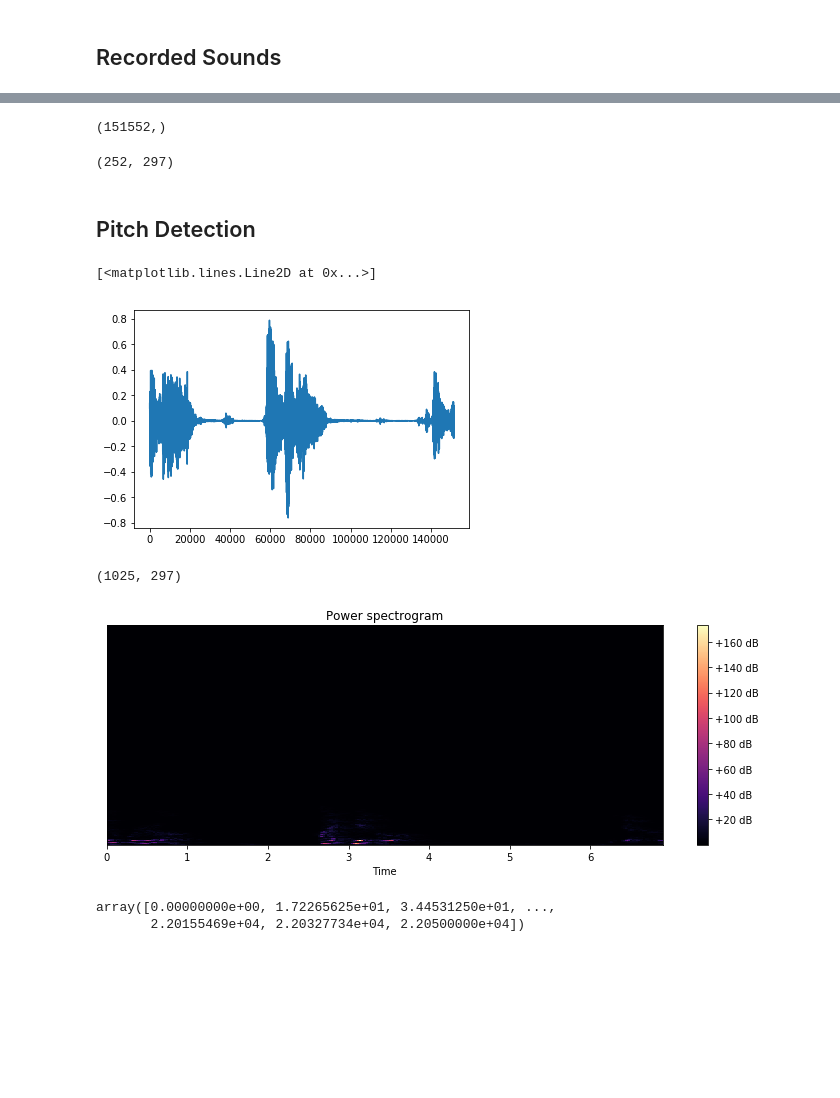
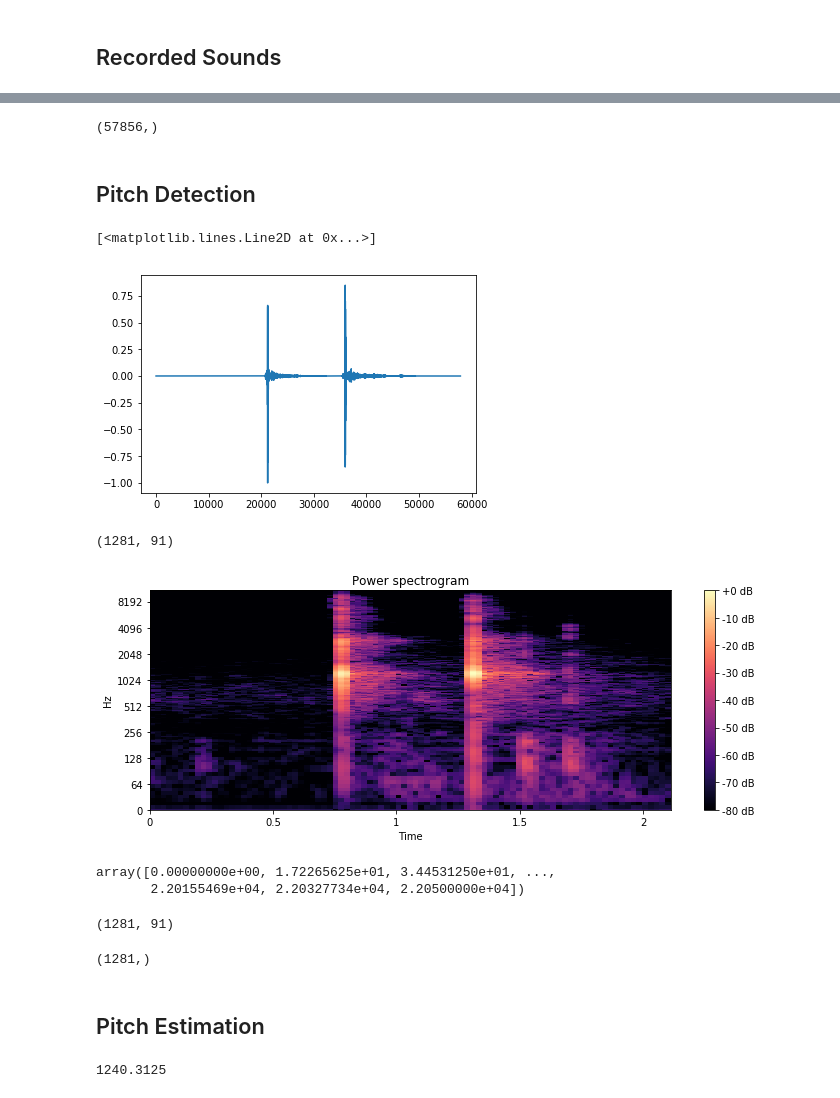
Before and after one commit to sfc-computational-creativity-lab/x-sampling-field-recording-ensemble, a Jupyter notebook: environment--sound-detection.ipynb, the cells around one changed output, grey strips where cells are left out. Cells and saved outputs as stored; diff of their text form; code cells hidden in the pictures; blank space fills up the shorter version.

Commit message:
Update Pitch detection notebook

```diff
--- a/environment--sound-detection.ipynb
+++ b/environment--sound-detection.ipynb
@@ -77,5 +79,7 @@ conf.samples = conf.sampling_rate * conf.duration
+# %%
+fname = "./sounds/1119185550.wav"
 # %%
-y, sr = librosa.load("./sounds/1115011605.wav", sr=conf.sampling_rate)
+y, sr = librosa.load(fname, sr=conf.sampling_rate)
 
 # trim silence
 if 0 < len(y):  # workaround: 0 length causes error
@@ -93,4 +97,4 @@ else:  # pad blank
 # %%
 y.shape
 # %% [output]
-(151552,)
+(57856,)
@@ -99,38 +101,49 @@ cq = np.abs(librosa.cqt(y=y, sr=sr, bins_per_octave=12*3, n_bins=7*12*3))
-# %%
-cq.shape
-# %% [output]
-(252, 297)
 # %% [markdown]
 ## Pitch Detection
 # %%
 import matplotlib.pyplot as plt
 %matplotlib inline
 
-
 plt.plot(y)
 # %% [output]
 [<matplotlib.lines.Line2D at 0x...>]
-[figure, old version]
+[figure, new version]
 # %%
 import numpy as np
 
-y_stft = np.abs(librosa.stft(y, ))
+y_stft = np.abs(librosa.stft(y, n_fft=conf.n_fft))
 # %%
 y_stft.shape
 # %% [output]
-(1025, 297)
+(1281, 91)
 # %%
 plt.figure(figsize=(10,4))
-librosa.display.specshow(y_stft, x_axis='time')
+librosa.display.specshow(librosa.amplitude_to_db(y_stft, ref=np.max), y_axis='log', x_axis='time')
 plt.title('Power spectrogram')
 plt.colorbar(format='%+2.0f dB')
 
 plt.tight_layout()
 plt.show()
 # %% [output]
-[figure, old version]
+[figure, new version]
 # %%
 librosa.fft_frequencies(sr=conf.sampling_rate, n_fft=conf.n_fft)
 # %% [output]
 array([0.00000000e+00, 1.72265625e+01, 3.44531250e+01, ...,
        2.20155469e+04, 2.20327734e+04, 2.20500000e+04])
+# %%
+y_stft.shape
+# %% [output]
+(1281, 91)
+# %%
+freqs_list = librosa.fft_frequencies(sr=conf.sampling_rate, n_fft=conf.n_fft)
+freqs_list.shape
+# %% [output]
+(1281,)
+# %% [markdown]
+## Pitch Estimation
+# %%
+playfreq = freqs_list[np.argmax(np.median(y_stft, axis=1))]
+playfreq
+# %% [output]
+1240.3125
```
Also changed, not shown: parts of 5 cells of this notebook.
